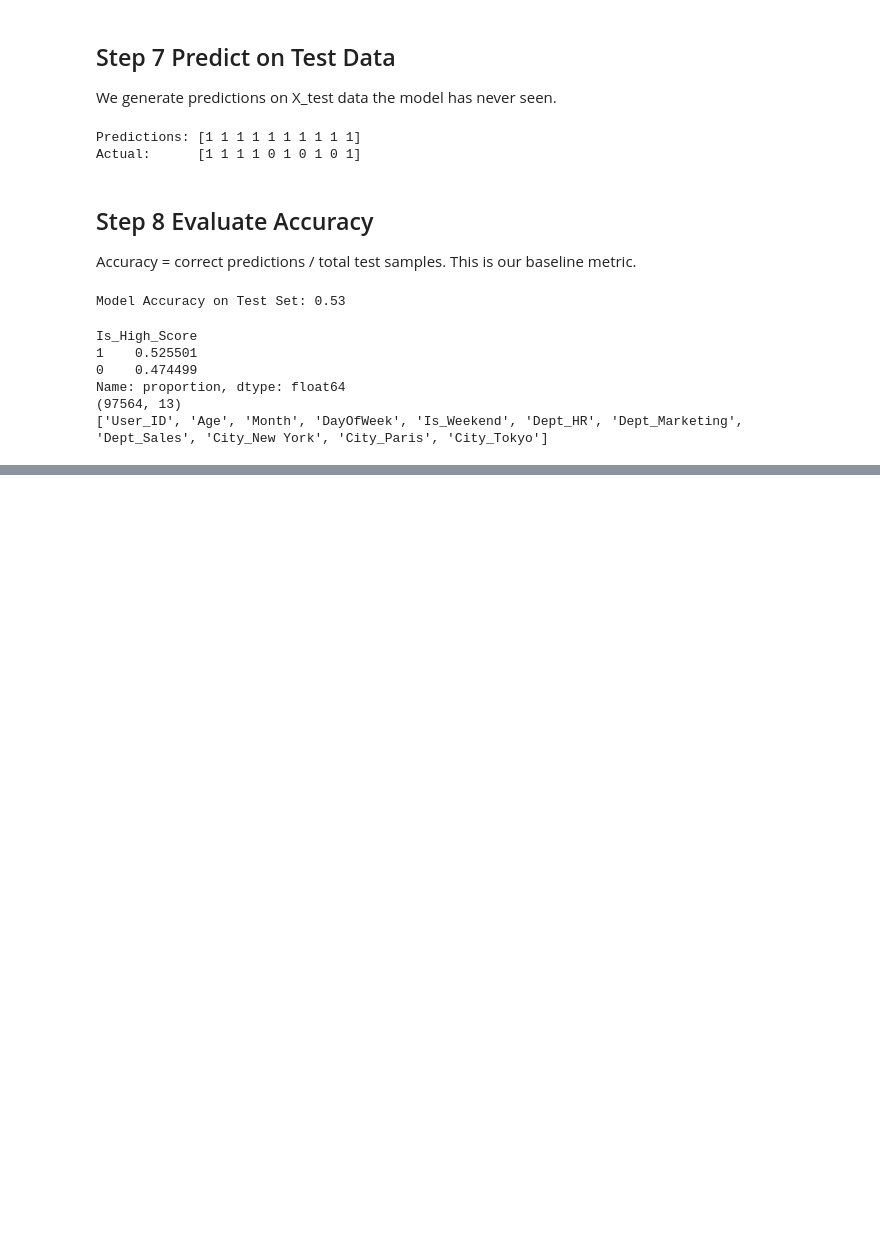
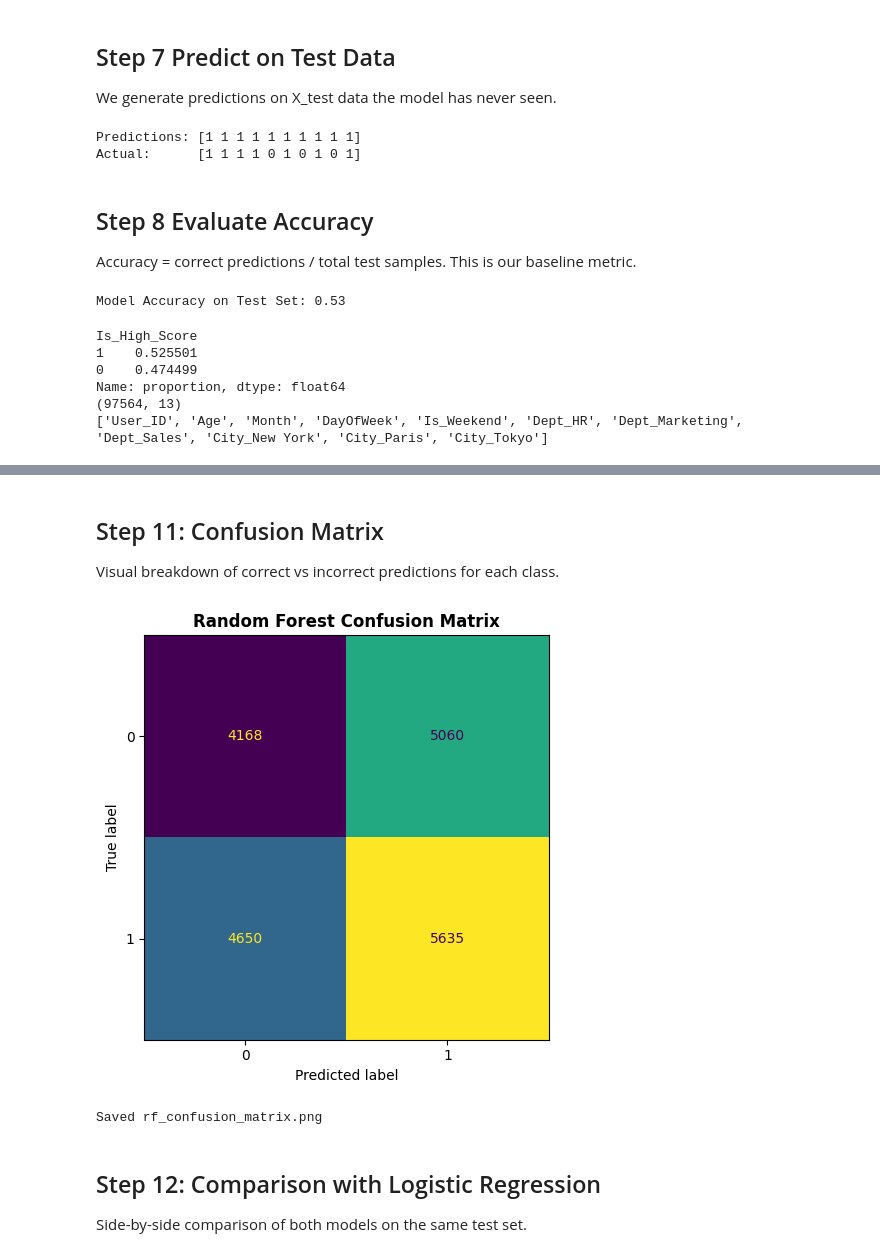
Before and after one commit to IzzaIbrar1/AI_Squad_Task, a Jupyter notebook: baseline_model.ipynb, the cells around one changed output, grey strips where cells are left out. Drawn from its saved outputs; the diff is of its cells as text; code cells hidden in the pictures; blank space fills up the shorter version.

Commit message:
Day 10: Random Forest classifier, model comparison, confusion matrix

```diff
--- a/baseline_model.ipynb
+++ b/baseline_model.ipynb
@@ -108,0 +120,16 @@ Name: proportion, dtype: float64
+# %%
+from sklearn.ensemble import RandomForestClassifier
+from sklearn.metrics import (confusion_matrix, ConfusionMatrixDisplay,
+                               classification_report, precision_score,
+                               recall_score, f1_score)
+import matplotlib.pyplot as plt
+import joblib
+
+# Train Random Forest
+rf = RandomForestClassifier(n_estimators=100, random_state=42)
+rf.fit(X_train, y_train)
+rf_pred = rf.predict(X_test)
+
+print("Random Forest trained successfully.")
+print("Predictions:", rf_pred[:10])
+print("Actual:     ", y_test.values[:10])
@@ -108,0 +171,17 @@ Name: proportion, dtype: float64
+# %% [markdown]
+## Step 11: Confusion Matrix
+Visual breakdown of correct vs incorrect predictions for each class.
+# %%
+fig, ax = plt.subplots(figsize=(6, 5))
+ConfusionMatrixDisplay.from_predictions(y_test, rf_pred, ax=ax, colorbar=False)
+ax.set_title('Random Forest Confusion Matrix', fontweight='bold')
+plt.tight_layout()
+plt.savefig('rf_confusion_matrix.png', dpi=150, bbox_inches='tight')
+plt.show()
+print("Saved rf_confusion_matrix.png")
+# %% [output]
+[figure, added]
+Saved rf_confusion_matrix.png
+# %% [markdown]
+## Step 12: Comparison with Logistic Regression
+Side-by-side comparison of both models on the same test set.
```
Also changed, not shown: parts of 9 cells of this notebook, 2 other files.
